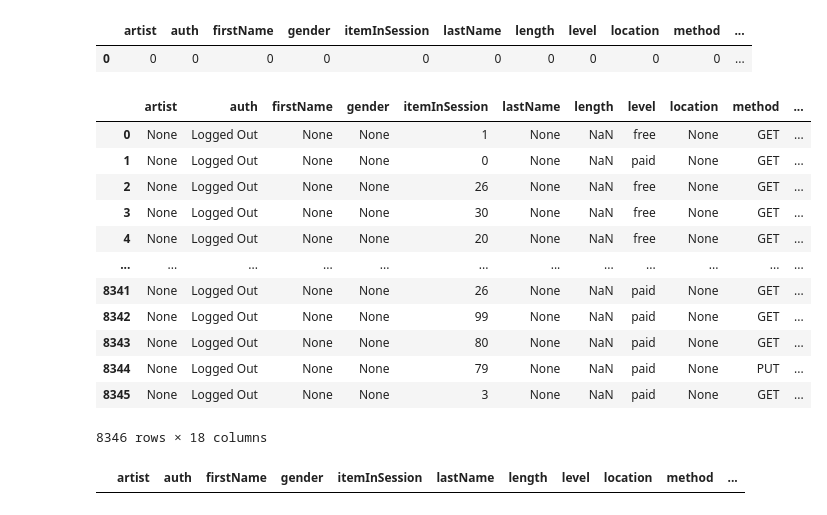
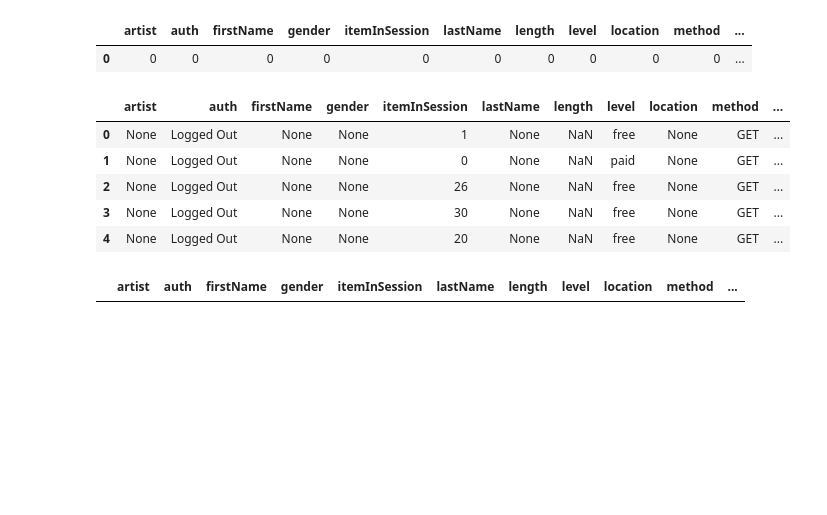
Before and after one commit to LollaPie/Sparkify, a Jupyter notebook: Sparkify.ipynb, the cells around one changed output. Cells and saved outputs as stored; diff of their text form; code cells hidden in the pictures; blank space fills up the shorter version.

```diff
--- a/Sparkify.ipynb
+++ b/Sparkify.ipynb
@@ -184,20 +186,13 @@ df.select([F.count(F.when(F.isnan(c), c)).alias(c) for c in df.columns]).toPanda
 | 0 | 0 | 0 | 0 | 0 | 0 | 0 | 0 | 0 | 0 | 0 | ... |
 # %%
 # check for missing values in userId
-df.where(df.userId == '').toPandas()
+df.where(df.userId == '').toPandas().head()
 # %% [output]
 |  | artist | auth | firstName | gender | itemInSession | lastName | length | level | location | method | ... |
 | 0 | None | Logged Out | None | None | 1 | None | NaN | free | None | GET | ... |
 | 1 | None | Logged Out | None | None | 0 | None | NaN | paid | None | GET | ... |
 | 2 | None | Logged Out | None | None | 26 | None | NaN | free | None | GET | ... |
 | 3 | None | Logged Out | None | None | 30 | None | NaN | free | None | GET | ... |
 | 4 | None | Logged Out | None | None | 20 | None | NaN | free | None | GET | ... |
-| ... | ... | ... | ... | ... | ... | ... | ... | ... | ... | ... | ... |
-| 8341 | None | Logged Out | None | None | 26 | None | NaN | paid | None | GET | ... |
-| 8342 | None | Logged Out | None | None | 99 | None | NaN | paid | None | GET | ... |
-| 8343 | None | Logged Out | None | None | 80 | None | NaN | paid | None | GET | ... |
-| 8344 | None | Logged Out | None | None | 79 | None | NaN | paid | None | PUT | ... |
-| 8345 | None | Logged Out | None | None | 3 | None | NaN | paid | None | GET | ... |
-8346 rows × 18 columns
 # %%
 # check for missing values in sessionId
```
Also changed, not shown: parts of 43 cells of this notebook.
